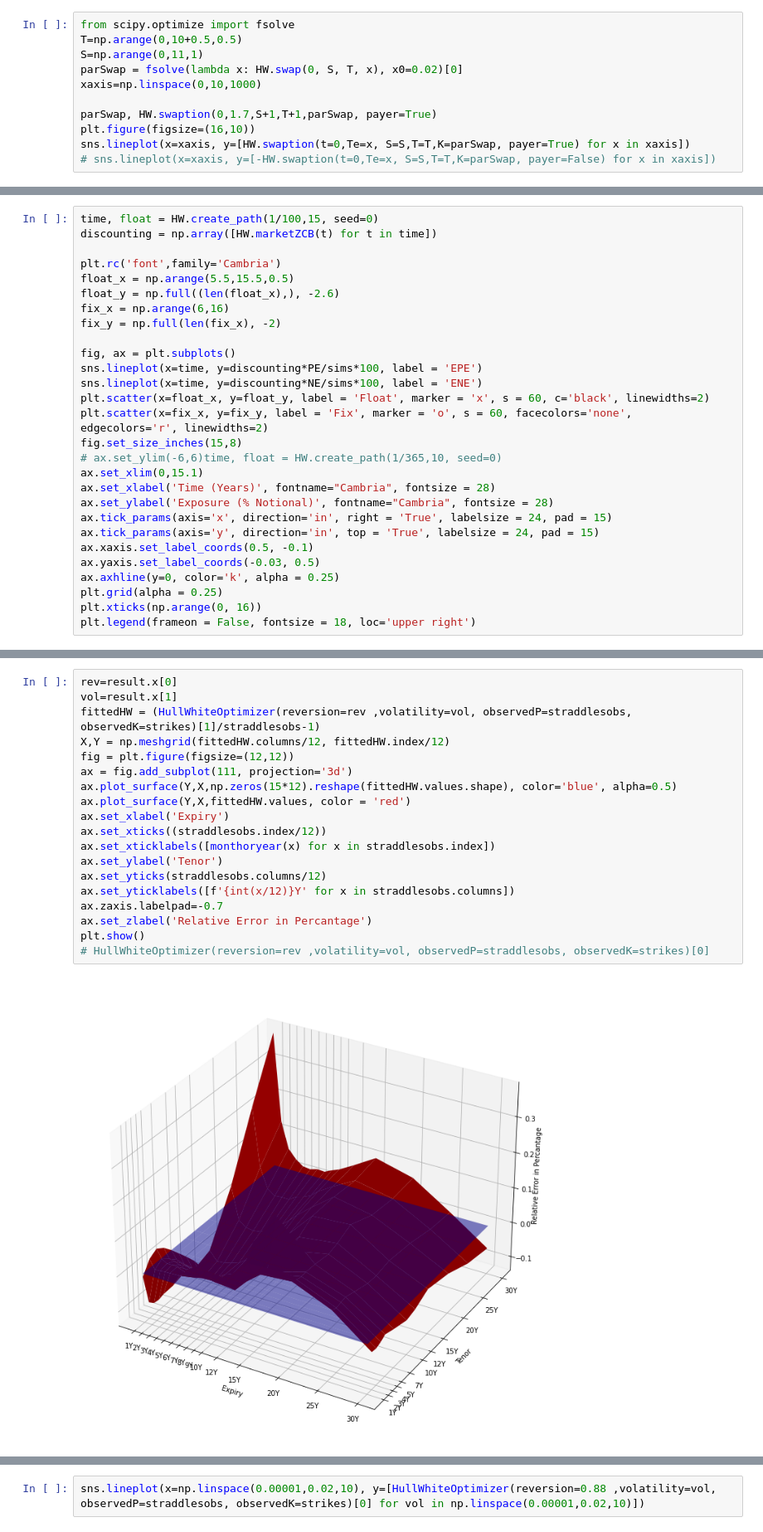
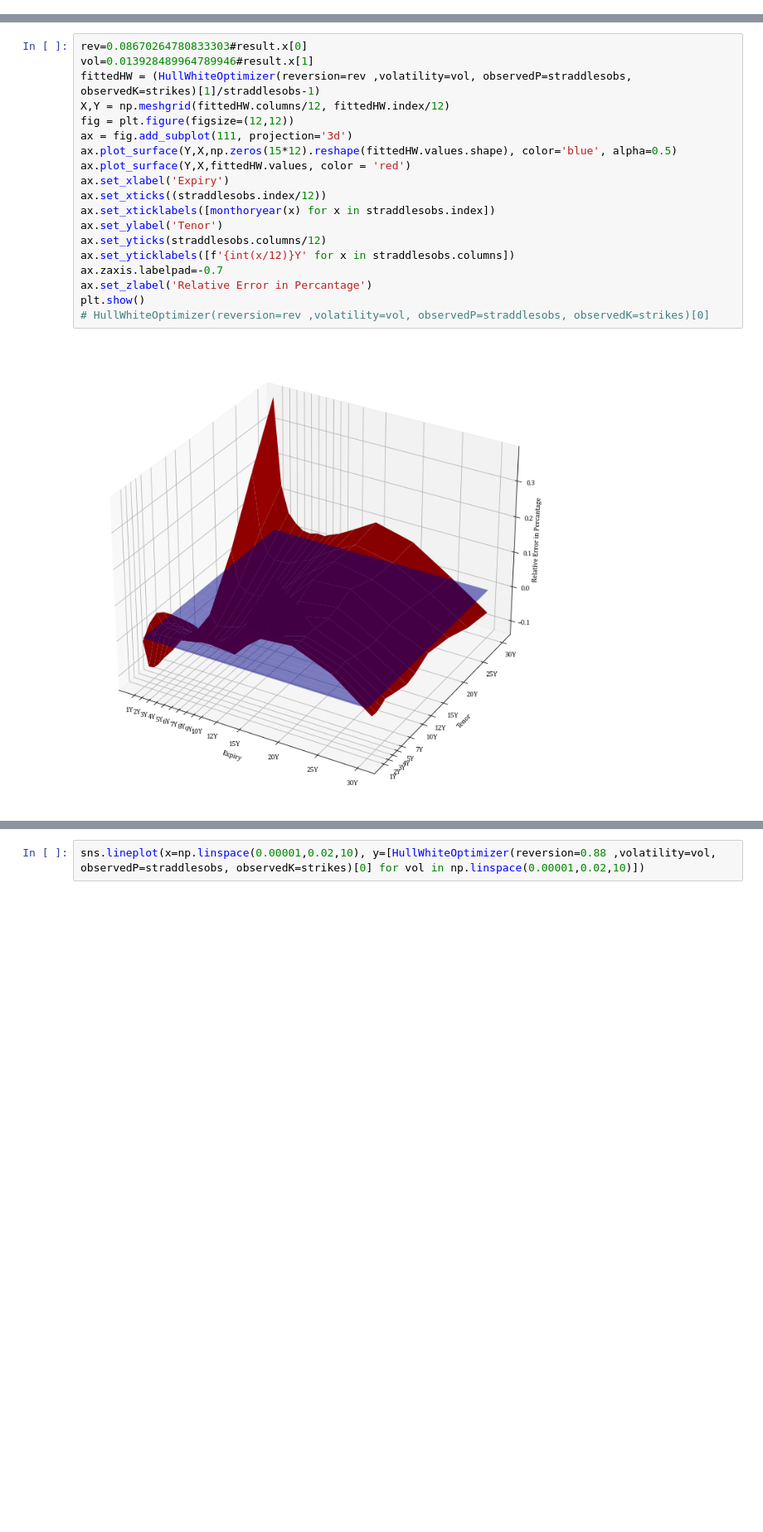
Before and after one commit to Eskild-afk/MasterThesis, a Jupyter notebook: quikMaths.ipynb, the cells around one changed output, grey strips where cells are left out. Shown at 83% size. Saved outputs shown, nothing was run; the diff lists cells and outputs as text; blank space fills up the shorter version.

```diff
--- a/quikMaths.ipynb
+++ b/quikMaths.ipynb
@@ -115,11 +34,0 @@ TypeError: HullWhite.swaption() missing 2 required positional arguments: 'floatR
-# %%
-from scipy.optimize import fsolve
-T=np.arange(0,10+0.5,0.5)
-S=np.arange(0,11,1)
-parSwap = fsolve(lambda x: HW.swap(0, S, T, x), x0=0.02)[0]
-xaxis=np.linspace(0,10,1000)
-
-parSwap, HW.swaption(0,1.7,S+1,T+1,parSwap, payer=True)
-plt.figure(figsize=(16,10))
-sns.lineplot(x=xaxis, y=[HW.swaption(t=0,Te=x, S=S,T=T,K=parSwap, payer=True) for x in xaxis])
-# sns.lineplot(x=xaxis, y=[-HW.swaption(t=0,Te=x, S=S,T=T,K=parSwap, payer=False) for x in xaxis])
@@ -188,28 +34,0 @@ Processing (1, 2)%
-# %%
-time, float = HW.create_path(1/100,15, seed=0)
-discounting = np.array([HW.marketZCB(t) for t in time])
-
-plt.rc('font',family='Cambria')
-float_x = np.arange(5.5,15.5,0.5)
-float_y = np.full((len(float_x),), -2.6)
-fix_x = np.arange(6,16)
-fix_y = np.full(len(fix_x), -2)
-
-fig, ax = plt.subplots()
-sns.lineplot(x=time, y=discounting*PE/sims*100, label = 'EPE')
-sns.lineplot(x=time, y=discounting*NE/sims*100, label = 'ENE')
-plt.scatter(x=float_x, y=float_y, label = 'Float', marker = 'x', s = 60, c='black', linewidths=2)
-plt.scatter(x=fix_x, y=fix_y, label = 'Fix', marker = 'o', s = 60, facecolors='none', edgecolors='r', linewidths=2)
-fig.set_size_inches(15,8)
-# ax.set_ylim(-6,6)time, float = HW.create_path(1/365,10, seed=0)
-ax.set_xlim(0,15.1)
-ax.set_xlabel('Time (Years)', fontname="Cambria", fontsize = 28)
-ax.set_ylabel('Exposure (% Notional)', fontname="Cambria", fontsize = 28)
-ax.tick_params(axis='x', direction='in', right = 'True', labelsize = 24, pad = 15)
-ax.tick_params(axis='y', direction='in', top = 'True', labelsize = 24, pad = 15)
-ax.xaxis.set_label_coords(0.5, -0.1)
-ax.yaxis.set_label_coords(-0.03, 0.5)
-ax.axhline(y=0, color='k', alpha = 0.25)
-plt.grid(alpha = 0.25)
-plt.xticks(np.arange(0, 16))
-plt.legend(frameon = False, fontsize = 18, loc='upper right')
@@ -394,26 +211,26 @@ Eval: 24, x=(0.08670264780833303, 0.013928489964789946), func: 0.927261600768288
 Eval: 25, x=(0.08670264780833303, 0.013928489964789946), func: 0.9272616007682889
 Eval: 26, x=(0.08670264780833303, 0.013928489964789946), func: 0.9272616007682889
 # %%
-rev=result.x[0]
-vol=result.x[1]
+rev=0.08670264780833303#result.x[0]
+vol=0.013928489964789946#result.x[1]
 fittedHW = (HullWhiteOptimizer(reversion=rev ,volatility=vol, observedP=straddlesobs, observedK=strikes)[1]/straddlesobs-1)
 X,Y = np.meshgrid(fittedHW.columns/12, fittedHW.index/12)
 fig = plt.figure(figsize=(12,12))
 ax = fig.add_subplot(111, projection='3d')
 ax.plot_surface(Y,X,np.zeros(15*12).reshape(fittedHW.values.shape), color='blue', alpha=0.5)
 ax.plot_surface(Y,X,fittedHW.values, color = 'red')
 ax.set_xlabel('Expiry')
 ax.set_xticks((straddlesobs.index/12))
 ax.set_xticklabels([monthoryear(x) for x in straddlesobs.index])
 ax.set_ylabel('Tenor')
 ax.set_yticks(straddlesobs.columns/12)
 ax.set_yticklabels([f'{int(x/12)}Y' for x in straddlesobs.columns])
 ax.zaxis.labelpad=-0.7
 ax.set_zlabel('Relative Error in Percantage')
 plt.show()
 # HullWhiteOptimizer(reversion=rev ,volatility=vol, observedP=straddlesobs, observedK=strikes)[0]
 # %% [output]
-[figure, old version]
+[figure, new version]
 # %%
 def HullWhiteOptimizerOne(rev, volatility,expiry, tenor, observedP, observedK):
     if volatility <= 0:
```
Also changed, not shown: parts of 15 cells of this notebook, 2 other files.
